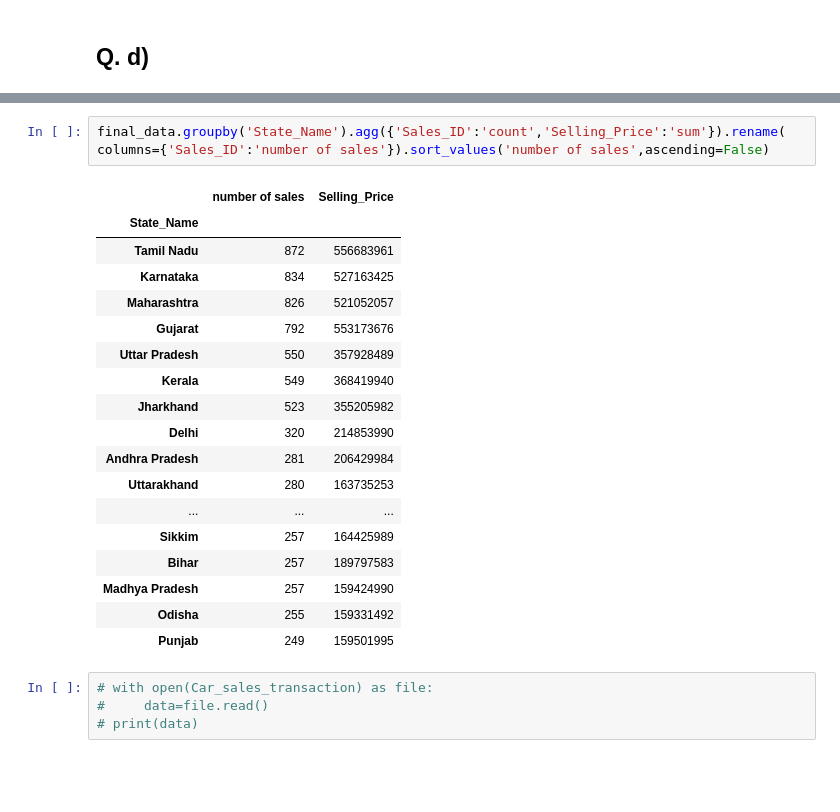
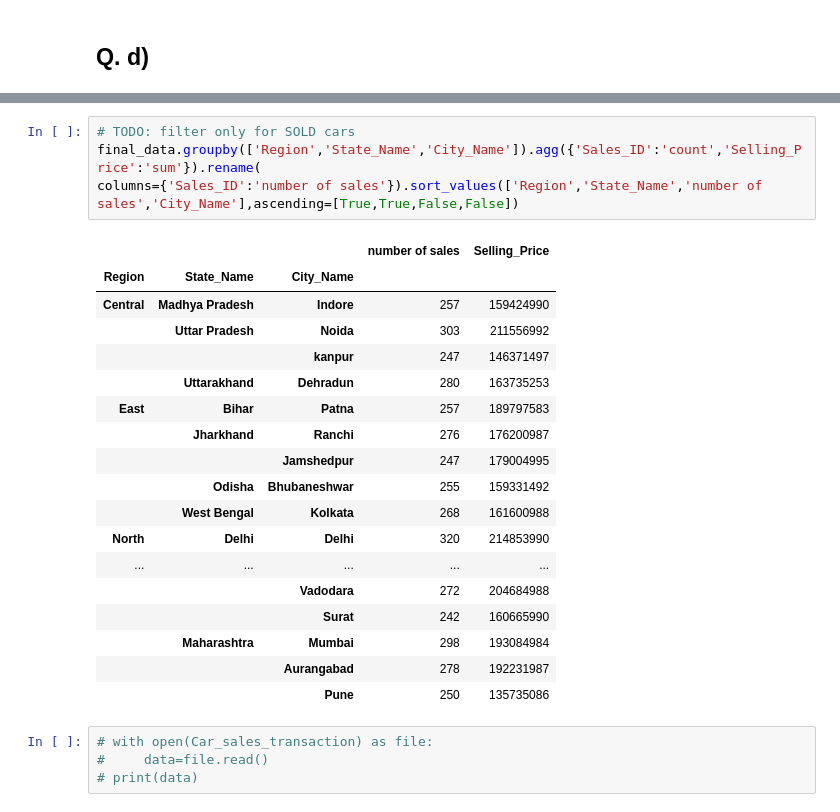
Before and after one commit to Anubhaw19/CP, a Jupyter notebook: Python/Cpastone.ipynb, the cells around one changed output, grey strips where cells are left out. Drawn from its saved outputs; the diff is of its cells as text; blank space fills up the shorter version.

```diff
--- a/Python/Cpastone.ipynb
+++ b/Python/Cpastone.ipynb
@@ -216,25 +245,26 @@ memory usage: 1.3+ MB
 # %%
-final_data.groupby('State_Name').agg({'Sales_ID':'count','Selling_Price':'sum'}).rename(
-columns={'Sales_ID':'number of sales'}).sort_values('number of sales',ascending=False)
+# TODO: filter only for SOLD cars
+final_data.groupby(['Region','State_Name','City_Name']).agg({'Sales_ID':'count','Selling_Price':'sum'}).rename(
+columns={'Sales_ID':'number of sales'}).sort_values(['Region','State_Name','number of sales','City_Name'],ascending=[True,True,False,False])
 # %% [output]
-|  | number of sales | Selling_Price |
-| State_Name |  |  |
-| Tamil Nadu | 872 | 556683961 |
-| Karnataka | 834 | 527163425 |
-| Maharashtra | 826 | 521052057 |
-| Gujarat | 792 | 553173676 |
-| Uttar Pradesh | 550 | 357928489 |
-| Kerala | 549 | 368419940 |
-| Jharkhand | 523 | 355205982 |
-| Delhi | 320 | 214853990 |
-| Andhra Pradesh | 281 | 206429984 |
-| Uttarakhand | 280 | 163735253 |
-| ... | ... | ... |
-| Sikkim | 257 | 164425989 |
-| Bihar | 257 | 189797583 |
-| Madhya Pradesh | 257 | 159424990 |
-| Odisha | 255 | 159331492 |
-| Punjab | 249 | 159501995 |
+|  |  |  | number of sales | Selling_Price |
+| Region | State_Name | City_Name |  |  |
+| Central | Madhya Pradesh | Indore | 257 | 159424990 |
+|  | Uttar Pradesh | Noida | 303 | 211556992 |
+|  |  | kanpur | 247 | 146371497 |
+|  | Uttarakhand | Dehradun | 280 | 163735253 |
+| East | Bihar | Patna | 257 | 189797583 |
+|  | Jharkhand | Ranchi | 276 | 176200987 |
+|  |  | Jamshedpur | 247 | 179004995 |
+|  | Odisha | Bhubaneshwar | 255 | 159331492 |
+|  | West Bengal | Kolkata | 268 | 161600988 |
+| North | Delhi | Delhi | 320 | 214853990 |
+| ... | ... | ... | ... | ... |
+|  |  | Vadodara | 272 | 204684988 |
+|  |  | Surat | 242 | 160665990 |
+|  | Maharashtra | Mumbai | 298 | 193084984 |
+|  |  | Aurangabad | 278 | 192231987 |
+|  |  | Pune | 250 | 135735086 |
 # %%
 # with open(Car_sales_transaction) as file:
 #     data=file.read()
```
Also changed, not shown: parts of 7 cells of this notebook.
